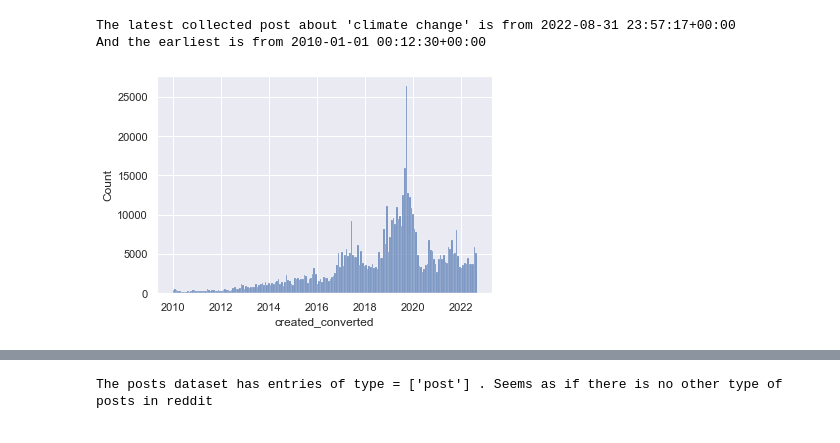
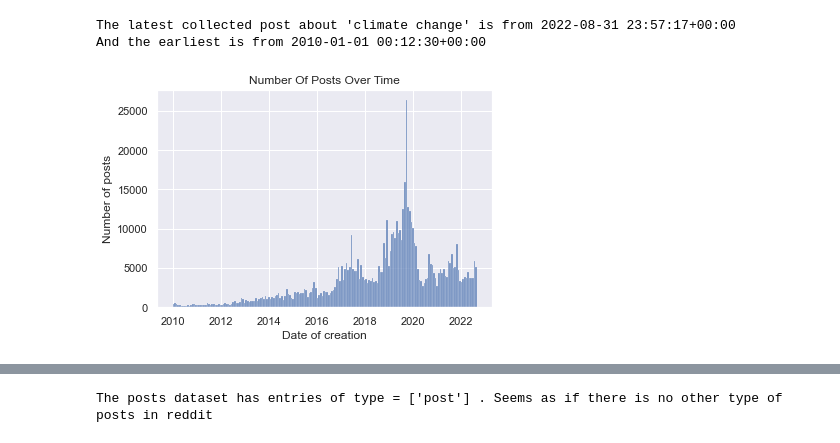
Before and after one commit to anjaghub/datascience_project_2023, a Jupyter notebook: reddit_climate_change.ipynb, the cells around one changed output, grey strips where cells are left out. Cells and saved outputs as stored; diff of their text form; code cells hidden in the pictures.

```diff
--- a/reddit_climate_change.ipynb
+++ b/reddit_climate_change.ipynb
@@ -253,6 +364,11 @@ dtype: object
 # Convert post timestamps and create a date column
 raw_posts['created_converted'] = pd.to_datetime(raw_posts['created_utc'], utc=True, unit='s')
 raw_posts['created_date'] = pd.to_datetime(raw_posts['created_converted']).dt.normalize() # gets rid of the timestamp inside the date
+# %%
+# Prepare post text for analysis
+raw_posts["title_cleaned"] = raw_posts["title"].apply(remove_stops)
+raw_posts["title_cleaned"] = raw_posts["title_cleaned"].apply(lemmatize)
+raw_posts["title_cleaned"] = raw_posts["title_cleaned"].apply(remove_features)
 # %%
 # Latest and earliest collected post
 print("The latest collected post about 'climate change' is from",max(raw_posts['created_converted']))
@@ -263,8 +379,11 @@ And the earliest is from 2010-01-01 00:12:30+00:00
 # %%
 # Distribution of datapoints
 sns.set(style="darkgrid")
 sns.histplot(data=raw_posts, x="created_converted")
+plt.title("Number Of Posts Over Time")
+plt.xlabel("Date of creation")
+plt.ylabel("Number of posts")
 plt.show()
 # %% [output]
-[figure, old version]
+[figure, new version]
 # %%
```
Also changed, not shown: parts of 8 cells of this notebook.
